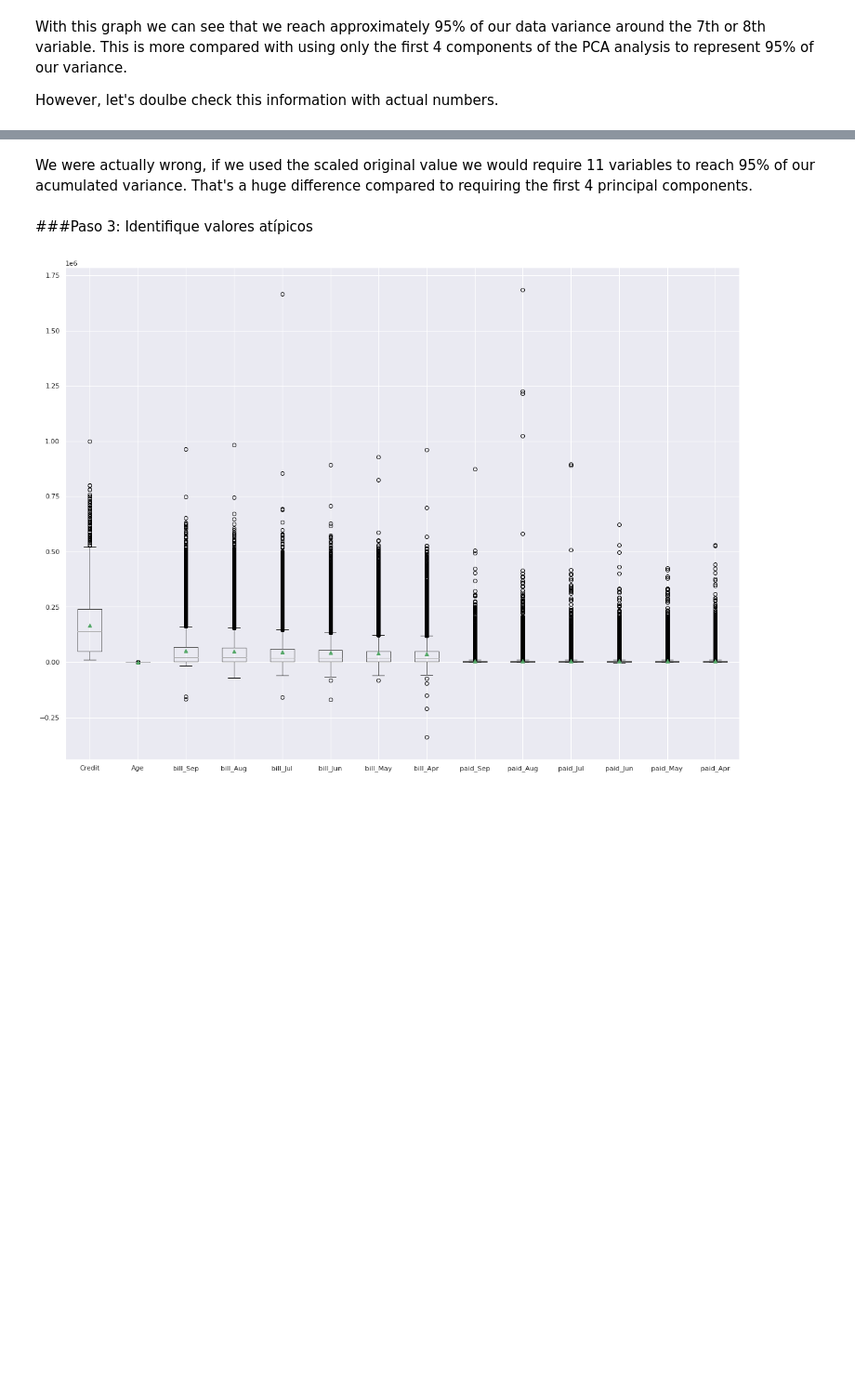
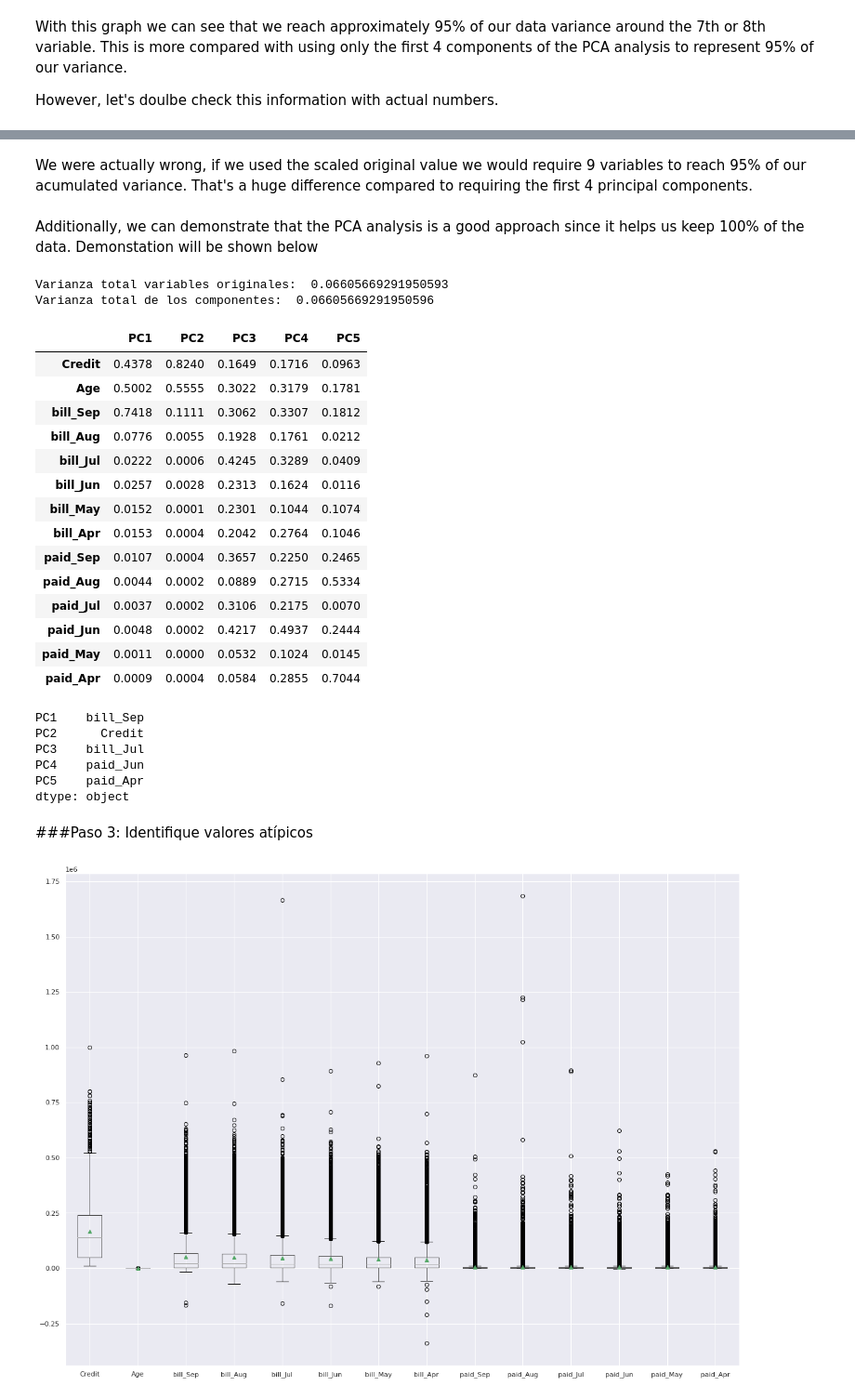
Before and after one commit to PosgradoMNA/actividades-del-projecto-team-1, a Jupyter notebook: Semana4_Actividad4_Team1.ipynb, the cells around one changed output, grey strips where cells are left out. Shown at 93% size. Cells and saved outputs as stored; diff of their text form; code cells hidden in the pictures; blank space fills up the shorter version.

```diff
--- a/Semana4_Actividad4_Team1.ipynb
+++ b/Semana4_Actividad4_Team1.ipynb
@@ -257,5 +260,45 @@ df_scaled_variance
 # %% [markdown]
-We were actually wrong, if we used the scaled original value we would require 11 variables to reach 95% of our acumulated variance. That's a huge difference compared to requiring the first 4 principal components.
+We were actually wrong, if we used the scaled original value we would require 9 variables to reach 95% of our acumulated variance. That's a huge difference compared to requiring the first 4 principal components.
+# %% [markdown]
+Additionally, we can demonstrate that the PCA analysis is a good approach since it helps us keep 100% of the data. Demonstation will be shown below
+# %%
+print("Varianza total variables originales: ", scaled_df_num.var().sum())
+print("Varianza total de los componentes: ", pca_df.var().sum())
+# %% [output]
+Varianza total variables originales:  0.06605669291950593
+Varianza total de los componentes:  0.06605669291950596
+# %%
+df_components = pd.DataFrame(
+pcs.components_.round(4),
+columns = pca_df.columns,
+index = scaled_df_num.columns)
+df_components=df_components.abs()
+df_components.iloc[:,:5]
+# %% [output]
+|  | PC1 | PC2 | PC3 | PC4 | PC5 |
+| Credit | 0.4378 | 0.8240 | 0.1649 | 0.1716 | 0.0963 |
+| Age | 0.5002 | 0.5555 | 0.3022 | 0.3179 | 0.1781 |
+| bill_Sep | 0.7418 | 0.1111 | 0.3062 | 0.3307 | 0.1812 |
+| bill_Aug | 0.0776 | 0.0055 | 0.1928 | 0.1761 | 0.0212 |
+| bill_Jul | 0.0222 | 0.0006 | 0.4245 | 0.3289 | 0.0409 |
+| bill_Jun | 0.0257 | 0.0028 | 0.2313 | 0.1624 | 0.0116 |
+| bill_May | 0.0152 | 0.0001 | 0.2301 | 0.1044 | 0.1074 |
+| bill_Apr | 0.0153 | 0.0004 | 0.2042 | 0.2764 | 0.1046 |
+| paid_Sep | 0.0107 | 0.0004 | 0.3657 | 0.2250 | 0.2465 |
+| paid_Aug | 0.0044 | 0.0002 | 0.0889 | 0.2715 | 0.5334 |
+| paid_Jul | 0.0037 | 0.0002 | 0.3106 | 0.2175 | 0.0070 |
+| paid_Jun | 0.0048 | 0.0002 | 0.4217 | 0.4937 | 0.2444 |
+| paid_May | 0.0011 | 0.0000 | 0.0532 | 0.1024 | 0.0145 |
+| paid_Apr | 0.0009 | 0.0004 | 0.0584 | 0.2855 | 0.7044 |
+# %%
+df_components.iloc[:,:5].idxmax()
+# %% [output]
+PC1    bill_Sep
+PC2      Credit
+PC3    bill_Jul
+PC4    paid_Jun
+PC5    paid_Apr
+dtype: object
 # %% [markdown]
 ###Paso 3: Identifique valores atípicos
 # %%
```
Also changed, not shown: parts of 5 cells of this notebook.
